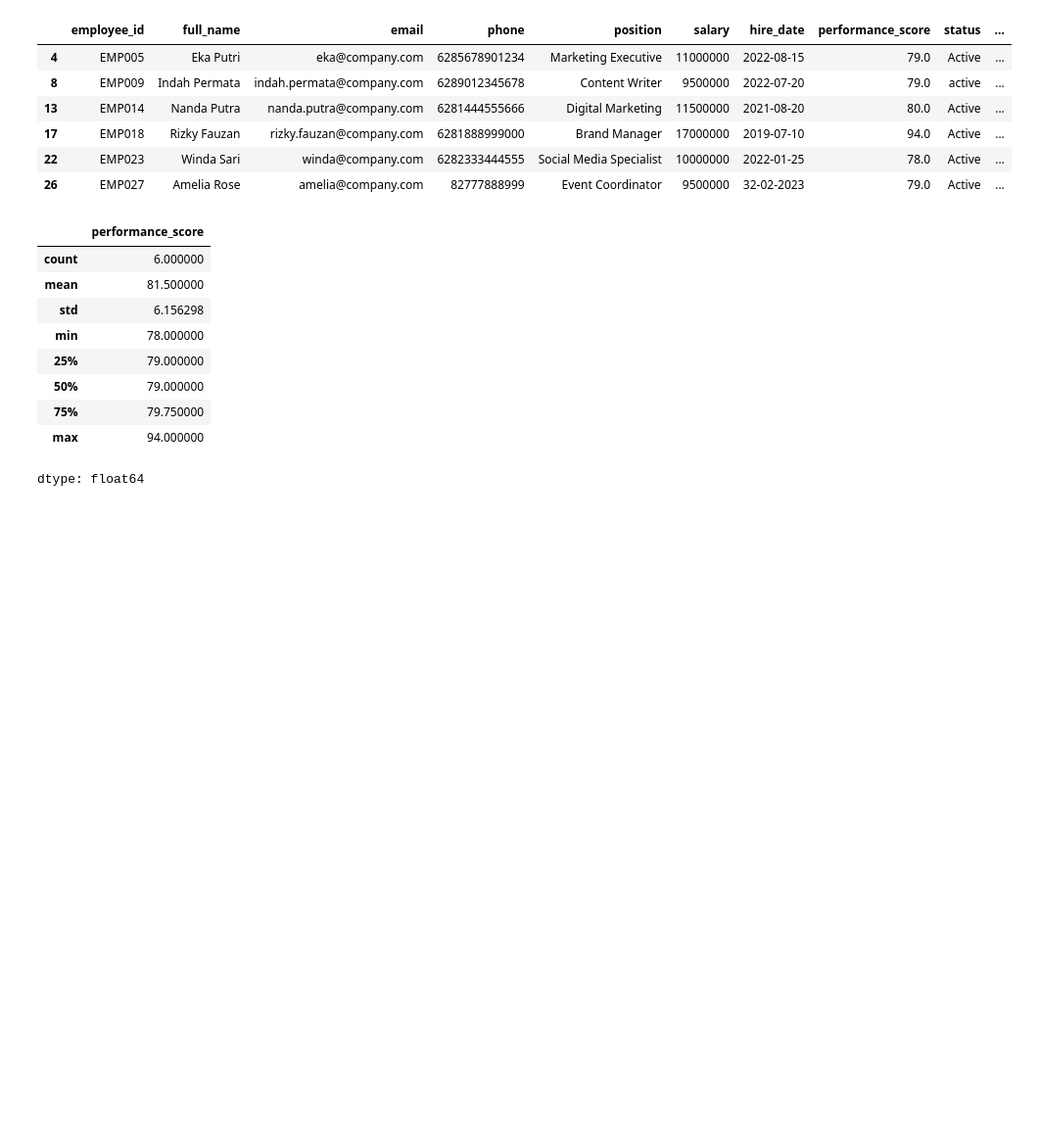
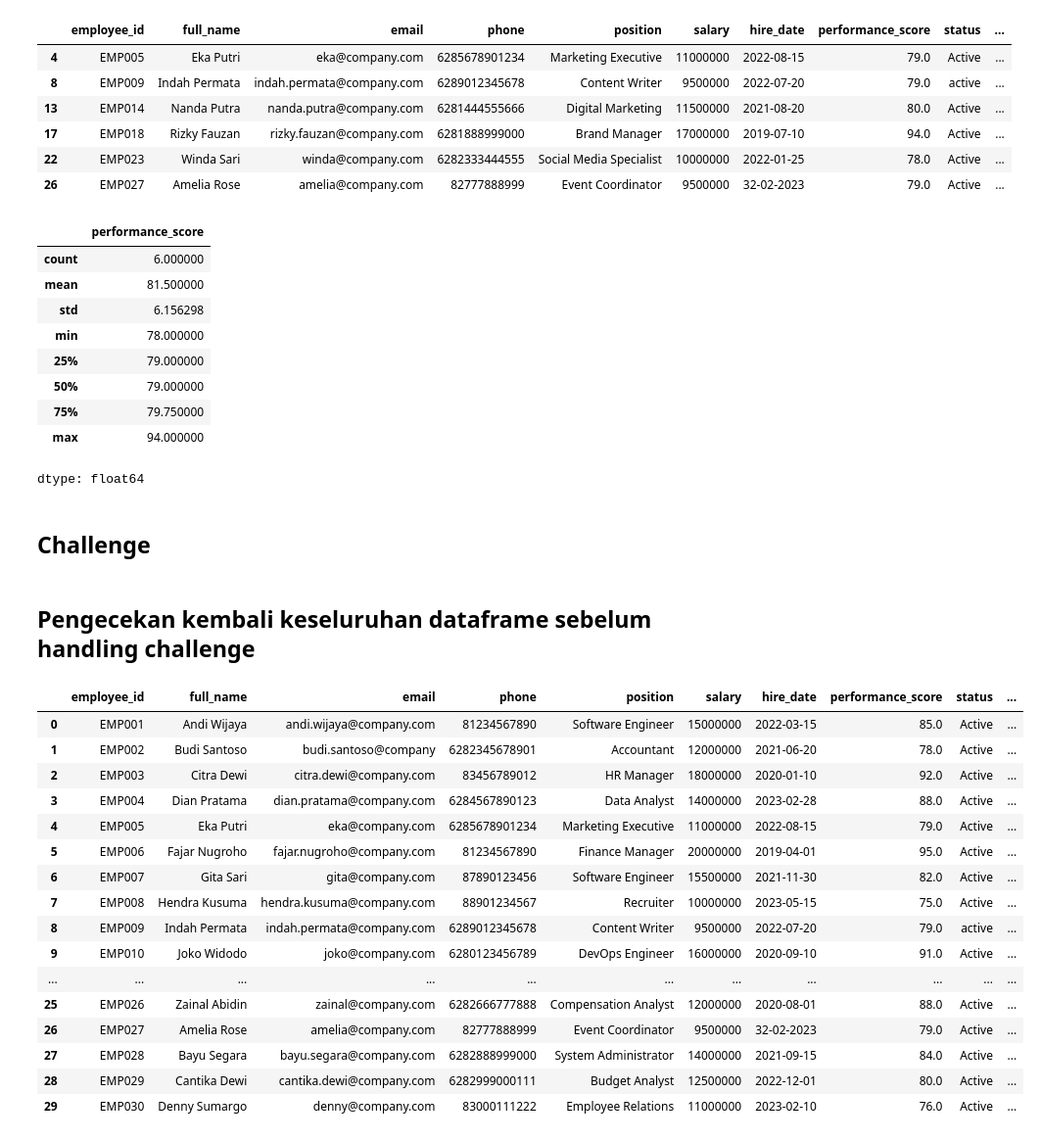
Before and after one commit to galahad20/assignment_Data_Cleaning, a Jupyter notebook: ASSIGNMENT_TEMP_DE14_DAY10_DIMAS_ABIAN_IHSAN.ipynb, the cells around one changed output. Shown at 98% size. Drawn from its saved outputs; the diff is of its cells as text; code cells hidden in the pictures; blank space fills up the shorter version.

```diff
--- a/ASSIGNMENT_TEMP_DE14_DAY10_DIMAS_ABIAN_IHSAN.ipynb
+++ b/ASSIGNMENT_TEMP_DE14_DAY10_DIMAS_ABIAN_IHSAN.ipynb
@@ -384,3 +384,27 @@ df_employee_clean_enc[df_employee_clean_enc['department_Marketing'] == 1]['perfo
 | 75% | 79.750000 |
 | max | 94.000000 |
 dtype: float64
+# %% [markdown]
+## Challenge
+# %% [markdown]
+## Pengecekan kembali keseluruhan dataframe sebelum handling challenge
+# %%
+df_employee_clean_enc
+# %% [output]
+|  | employee_id | full_name | email | phone | position | salary | hire_date | performance_score | status | ... |
+| 0 | EMP001 | Andi Wijaya | andi.wijaya@company.com | 81234567890 | Software Engineer | 15000000 | 2022-03-15 | 85.0 | Active | ... |
+| 1 | EMP002 | Budi Santoso | budi.santoso@company | 6282345678901 | Accountant | 12000000 | 2021-06-20 | 78.0 | Active | ... |
+| 2 | EMP003 | Citra Dewi | citra.dewi@company.com | 83456789012 | HR Manager | 18000000 | 2020-01-10 | 92.0 | Active | ... |
+| 3 | EMP004 | Dian Pratama | dian.pratama@company.com | 6284567890123 | Data Analyst | 14000000 | 2023-02-28 | 88.0 | Active | ... |
+| 4 | EMP005 | Eka Putri | eka@company.com | 6285678901234 | Marketing Executive | 11000000 | 2022-08-15 | 79.0 | Active | ... |
+| 5 | EMP006 | Fajar Nugroho | fajar.nugroho@company.com | 81234567890 | Finance Manager | 20000000 | 2019-04-01 | 95.0 | Active | ... |
+| 6 | EMP007 | Gita Sari | gita@company.com | 87890123456 | Software Engineer | 15500000 | 2021-11-30 | 82.0 | Active | ... |
+| 7 | EMP008 | Hendra Kusuma | hendra.kusuma@company.com | 88901234567 | Recruiter | 10000000 | 2023-05-15 | 75.0 | Active | ... |
+| 8 | EMP009 | Indah Permata | indah.permata@company.com | 6289012345678 | Content Writer | 9500000 | 2022-07-20 | 79.0 | active | ... |
+| 9 | EMP010 | Joko Widodo | joko@company.com | 6280123456789 | DevOps Engineer | 16000000 | 2020-09-10 | 91.0 | Active | ... |
+| ... | ... | ... | ... | ... | ... | ... | ... | ... | ... | ... |
+| 25 | EMP026 | Zainal Abidin | zainal@company.com | 6282666777888 | Compensation Analyst | 12000000 | 2020-08-01 | 88.0 | Active | ... |
+| 26 | EMP027 | Amelia Rose | amelia@company.com | 82777888999 | Event Coordinator | 9500000 | 32-02-2023 | 79.0 | Active | ... |
+| 27 | EMP028 | Bayu Segara | bayu.segara@company.com | 6282888999000 | System Administrator | 14000000 | 2021-09-15 | 84.0 | Active | ... |
+| 28 | EMP029 | Cantika Dewi | cantika.dewi@company.com | 6282999000111 | Budget Analyst | 12500000 | 2022-12-01 | 80.0 | Active | ... |
+| 29 | EMP030 | Denny Sumargo | denny@company.com | 83000111222 | Employee Relations | 11000000 | 2023-02-10 | 76.0 | Active | ... |
```
Also changed, not shown: parts of 24 cells of this notebook.
